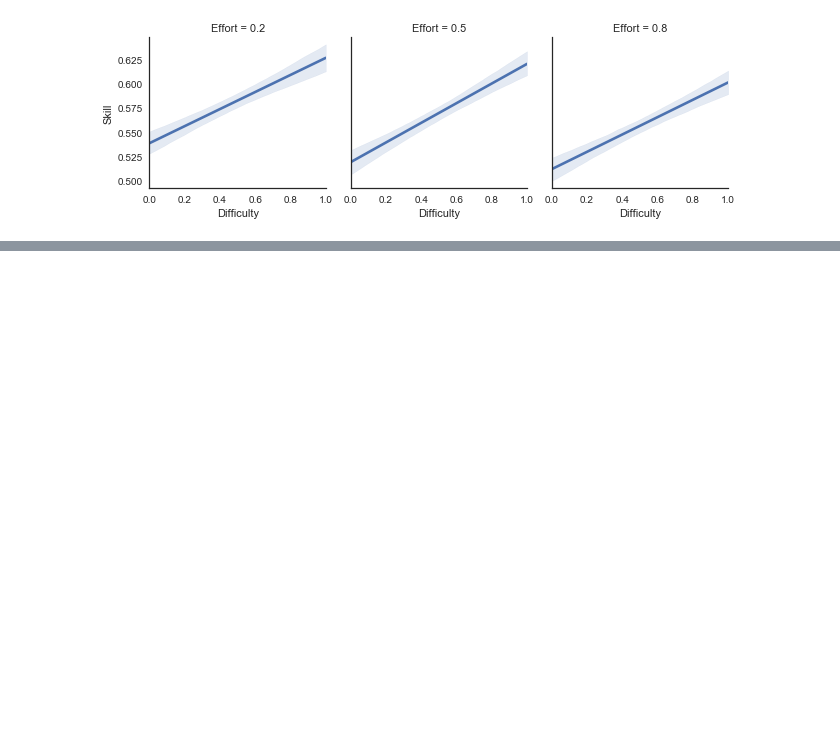
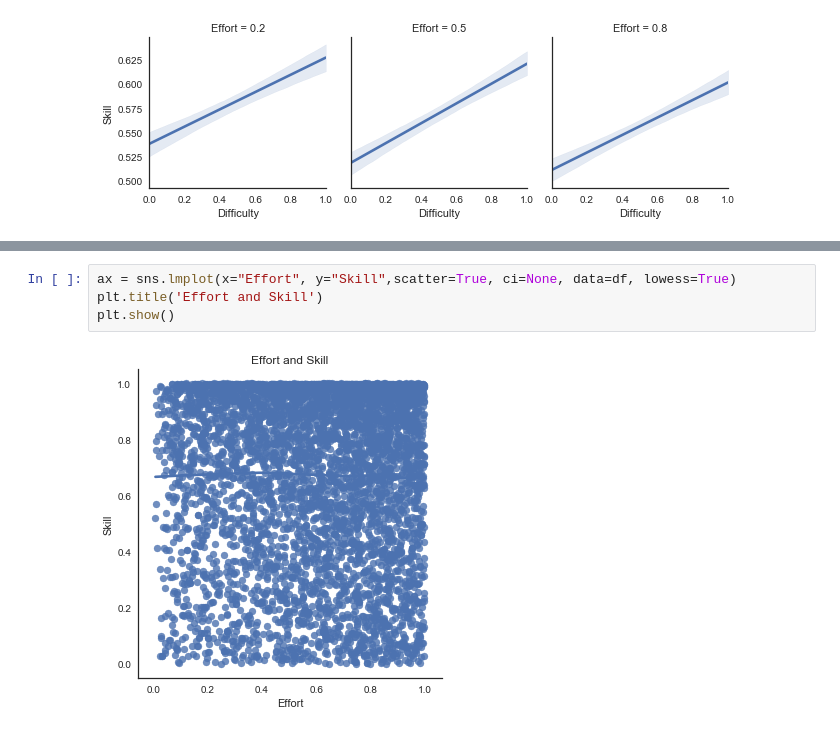
Before and after one commit to jlnrd/Effort, a Jupyter notebook: Inferring_Comp_Exp1.ipynb, the cells around one changed output, grey strips where cells are left out. Cells and saved outputs as stored; diff of their text form; blank space fills up the shorter version.

```diff
--- a/Inferring_Comp_Exp1.ipynb
+++ b/Inferring_Comp_Exp1.ipynb
@@ -798,0 +900,6 @@ g.map(sns.regplot, "Difficulty", "Skill", scatter=False, fit_reg=True);
+# %%
+ax = sns.lmplot(x="Effort", y="Skill",scatter=True, ci=None, data=df, lowess=True)
+plt.title('Effort and Skill')
+plt.show()
+# %% [output]
+[figure, added]
```
Also changed, not shown: parts of 22 cells of this notebook.
